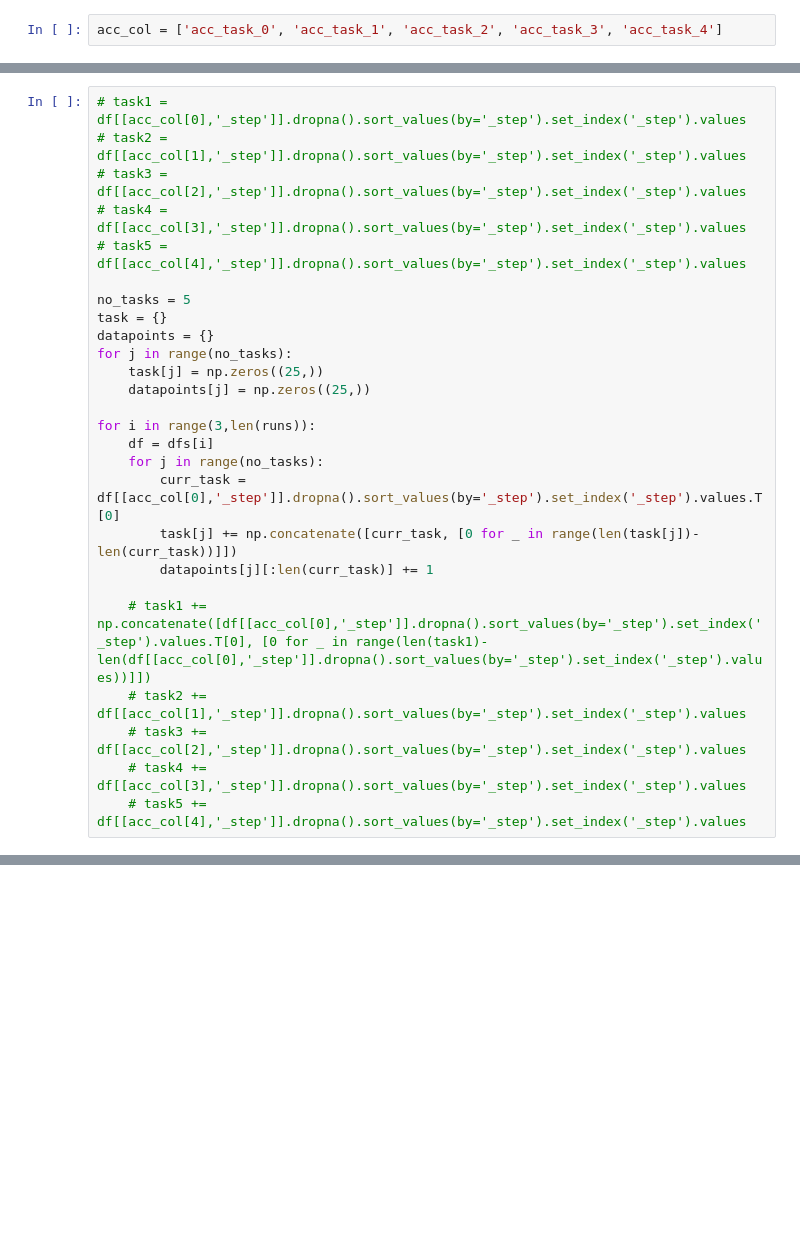
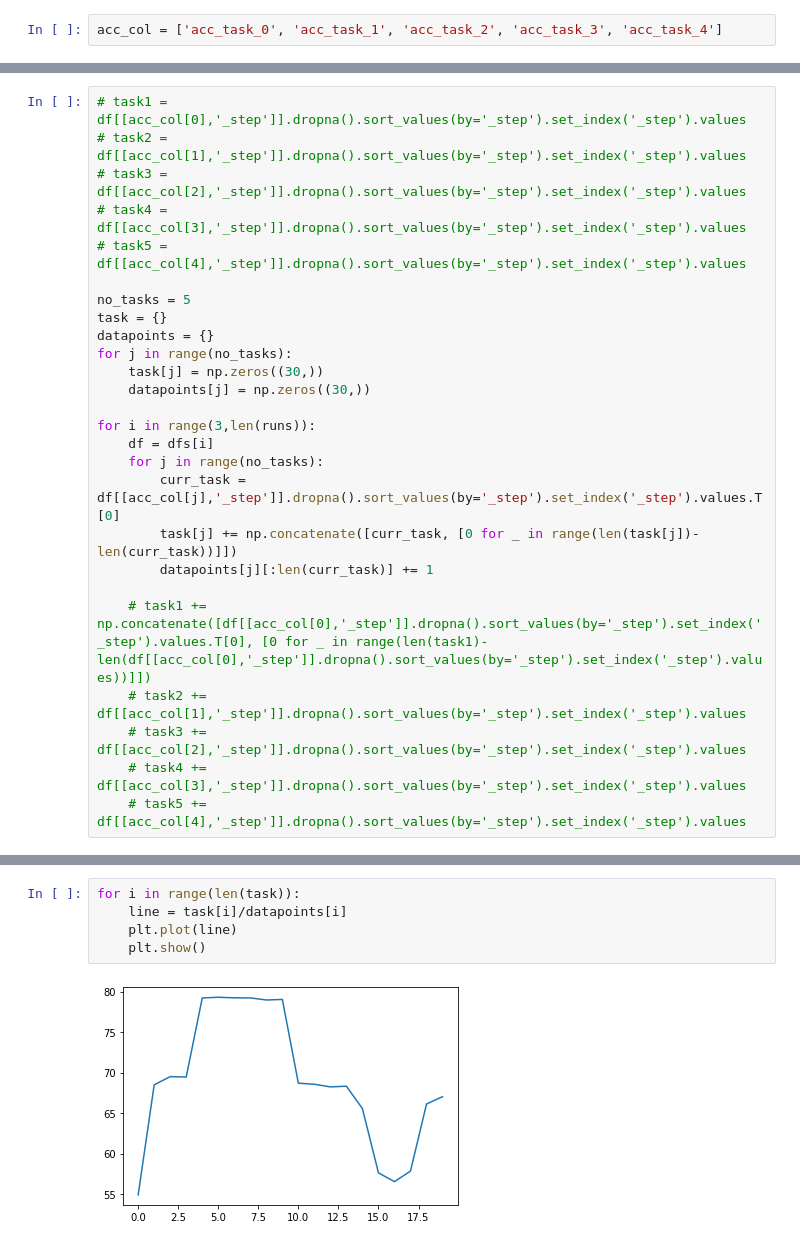
Before and after one commit to jsobolew/mgr, a Jupyter notebook: myCode/Results_Visualization.ipynb, the cells around one changed output, grey strips where cells are left out. Cells and saved outputs as stored; diff of their text form; blank space fills up the shorter version.

Commit message:
improved visualization

```diff
--- a/myCode/Results_Visualization.ipynb
+++ b/myCode/Results_Visualization.ipynb
@@ -50,13 +50,13 @@ no_tasks = 5
 task = {}
 datapoints = {}
 for j in range(no_tasks):
-    task[j] = np.zeros((25,))
-    datapoints[j] = np.zeros((25,))
+    task[j] = np.zeros((30,))
+    datapoints[j] = np.zeros((30,))
 
 for i in range(3,len(runs)):
     df = dfs[i]
     for j in range(no_tasks):
-        curr_task = df[[acc_col[0],'_step']].dropna().sort_values(by='_step').set_index('_step').values.T[0]
+        curr_task = df[[acc_col[j],'_step']].dropna().sort_values(by='_step').set_index('_step').values.T[0]
         task[j] += np.concatenate([curr_task, [0 for _ in range(len(task[j])-len(curr_task))]])
         datapoints[j][:len(curr_task)] += 1
 
@@ -90,0 +122,7 @@ array([198.82902527, 243.02139282, 244.03252411, 244.41488647,
+# %%
+for i in range(len(task)):
+    line = task[i]/datapoints[i]
+    plt.plot(line)
+    plt.show()
+# %% [output]
+[figure, added]
```
Also changed, not shown: parts of 11 cells of this notebook.
